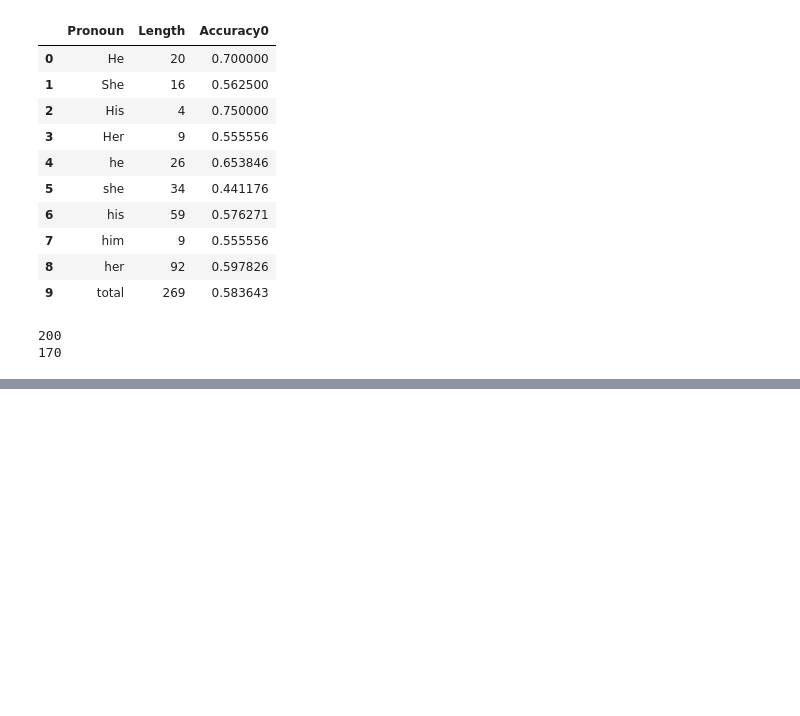
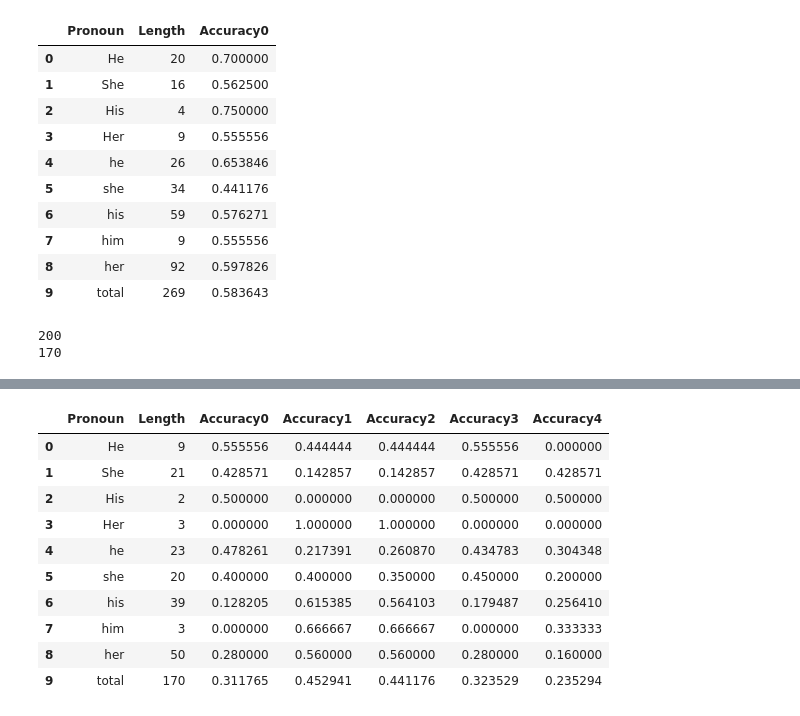
Before and after one commit to Kohgeonho/NLP_HW3_gap_coreference, a Jupyter notebook: gap-coreference/CS372_HW3_code_20160025.ipynb, the cells around one changed output, grey strips where cells are left out. Drawn from its saved outputs; the diff is of its cells as text; code cells hidden in the pictures; blank space fills up the shorter version.

```diff
--- a/gap-coreference/CS372_HW3_code_20160025.ipynb
+++ b/gap-coreference/CS372_HW3_code_20160025.ipynb
@@ -709,0 +769,14 @@ print(len(both_occurance_data))
+# %%
+overall_analysis(train_data, [none_subject, both_most_occurance], [former_word, latter_word, closer_word, farther_word, lambda row: (False, False)])
+# %% [output]
+|  | Pronoun | Length | Accuracy0 | Accuracy1 | Accuracy2 | Accuracy3 | Accuracy4 |
+| 0 | He | 9 | 0.555556 | 0.444444 | 0.444444 | 0.555556 | 0.000000 |
+| 1 | She | 21 | 0.428571 | 0.142857 | 0.142857 | 0.428571 | 0.428571 |
+| 2 | His | 2 | 0.500000 | 0.000000 | 0.000000 | 0.500000 | 0.500000 |
+| 3 | Her | 3 | 0.000000 | 1.000000 | 1.000000 | 0.000000 | 0.000000 |
+| 4 | he | 23 | 0.478261 | 0.217391 | 0.260870 | 0.434783 | 0.304348 |
+| 5 | she | 20 | 0.400000 | 0.400000 | 0.350000 | 0.450000 | 0.200000 |
+| 6 | his | 39 | 0.128205 | 0.615385 | 0.564103 | 0.179487 | 0.256410 |
+| 7 | him | 3 | 0.000000 | 0.666667 | 0.666667 | 0.000000 | 0.333333 |
+| 8 | her | 50 | 0.280000 | 0.560000 | 0.560000 | 0.280000 | 0.160000 |
+| 9 | total | 170 | 0.311765 | 0.452941 | 0.441176 | 0.323529 | 0.235294 |
```
Also changed, not shown: parts of 16 cells of this notebook, 1 other file.
